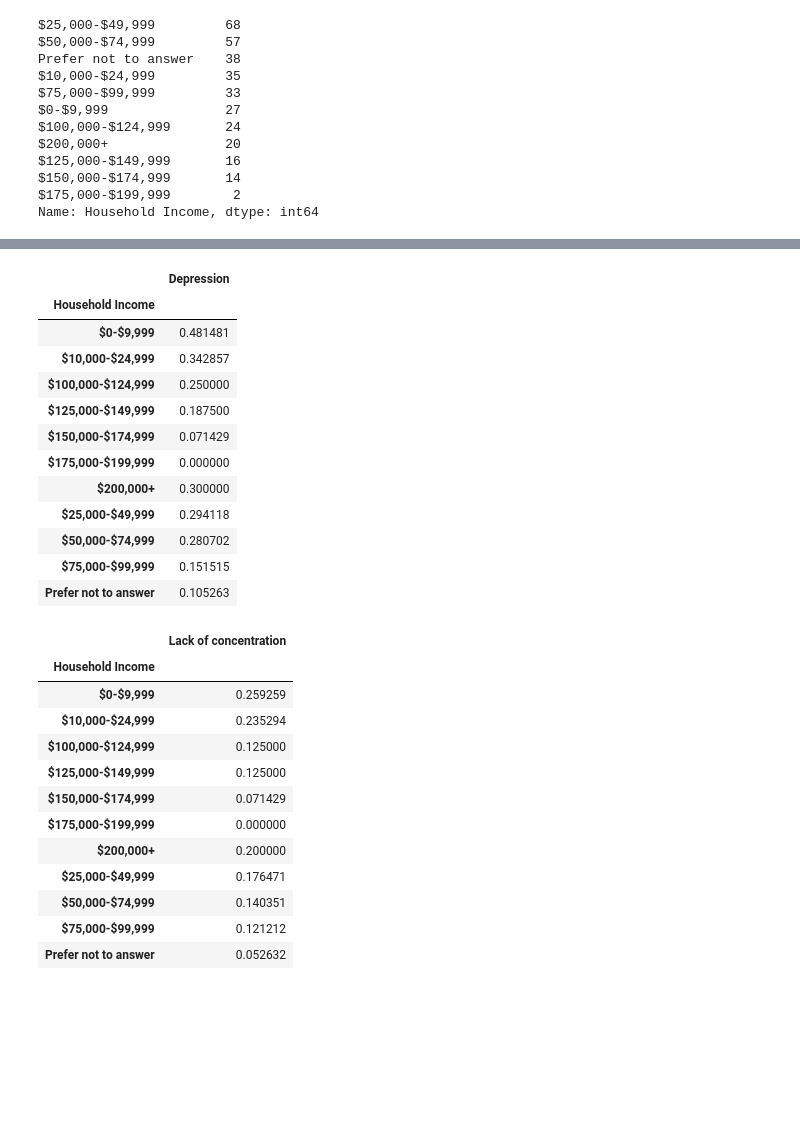
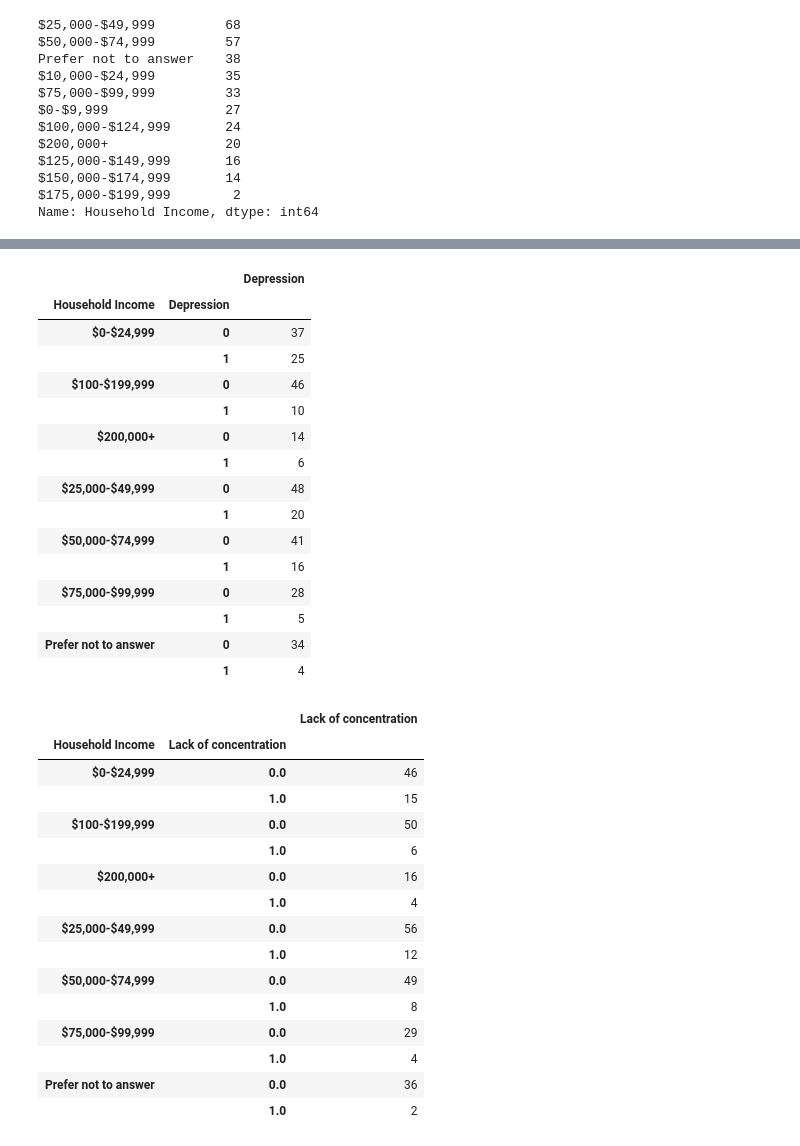
Before and after one commit to KMcLaurin12/Butler_GroupF_Project1, a Jupyter notebook: project_f.ipynb, the cells around one changed output, grey strips where cells are left out. Drawn from its saved outputs; the diff is of its cells as text; code cells hidden in the pictures; blank space fills up the shorter version.

```diff
--- a/project_f.ipynb
+++ b/project_f.ipynb
@@ -331,0 +323,7 @@ observed_hh_income_df
+# %%
+redone_unemployment_MH_df.loc[redone_unemployment_MH_df["Household Income"] =="$0-$9,999",["Household Income"]] = "$0-$24,999"
+redone_unemployment_MH_df.loc[redone_unemployment_MH_df["Household Income"] =="$10,000-$24,999",["Household Income"]] = "$0-$24,999"
+redone_unemployment_MH_df.loc[redone_unemployment_MH_df["Household Income"] =="$100,000-$124,999",["Household Income"]] = "$100-$199,999"
+redone_unemployment_MH_df.loc[redone_unemployment_MH_df["Household Income"] =="$125,000-$149,999",["Household Income"]] = "$100-$199,999"
+redone_unemployment_MH_df.loc[redone_unemployment_MH_df["Household Income"] =="$150,000-$174,999",["Household Income"]] = "$100-$199,999"
+redone_unemployment_MH_df.loc[redone_unemployment_MH_df["Household Income"] =="$175,000-$199,999",["Household Income"]] = "$100-$199,999"
@@ -377,35 +414,41 @@ hh_income_vs_obs_thinking_groupby
 # %%
-hh_income_vs_depression_groupby = pd.DataFrame(redone_unemployment_MH_df.groupby(["Household Income"])["Depression"].mean())
+hh_income_vs_depression_groupby = pd.DataFrame(redone_unemployment_MH_df.groupby(["Household Income"])["Depression"].value_counts())
 hh_income_vs_depression_groupby
 # %% [output]
-|  | Depression |
-| Household Income |  |
-| $0-$9,999 | 0.481481 |
-| $10,000-$24,999 | 0.342857 |
-| $100,000-$124,999 | 0.250000 |
-| $125,000-$149,999 | 0.187500 |
-| $150,000-$174,999 | 0.071429 |
-| $175,000-$199,999 | 0.000000 |
-| $200,000+ | 0.300000 |
-| $25,000-$49,999 | 0.294118 |
-| $50,000-$74,999 | 0.280702 |
-| $75,000-$99,999 | 0.151515 |
-| Prefer not to answer | 0.105263 |
+|  |  | Depression |
+| Household Income | Depression |  |
+| $0-$24,999 | 0 | 37 |
+|  | 1 | 25 |
+| $100-$199,999 | 0 | 46 |
+|  | 1 | 10 |
+| $200,000+ | 0 | 14 |
+|  | 1 | 6 |
+| $25,000-$49,999 | 0 | 48 |
+|  | 1 | 20 |
+| $50,000-$74,999 | 0 | 41 |
+|  | 1 | 16 |
+| $75,000-$99,999 | 0 | 28 |
+|  | 1 | 5 |
+| Prefer not to answer | 0 | 34 |
+|  | 1 | 4 |
 # %%
-hh_income_vs_lack_of_concentration_groupby = pd.DataFrame(redone_unemployment_MH_df.groupby(["Household Income"])["Lack of concentration"].mean())
+hh_income_vs_lack_of_concentration_groupby = pd.DataFrame(redone_unemployment_MH_df.groupby(["Household Income"])["Lack of concentration"].value_counts())
 hh_income_vs_lack_of_concentration_groupby
 # %% [output]
-|  | Lack of concentration |
-| Household Income |  |
-| $0-$9,999 | 0.259259 |
-| $10,000-$24,999 | 0.235294 |
-| $100,000-$124,999 | 0.125000 |
-| $125,000-$149,999 | 0.125000 |
-| $150,000-$174,999 | 0.071429 |
-| $175,000-$199,999 | 0.000000 |
-| $200,000+ | 0.200000 |
-| $25,000-$49,999 | 0.176471 |
-| $50,000-$74,999 | 0.140351 |
-| $75,000-$99,999 | 0.121212 |
-| Prefer not to answer | 0.052632 |
+|  |  | Lack of concentration |
+| Household Income | Lack of concentration |  |
+| $0-$24,999 | 0.0 | 46 |
+|  | 1.0 | 15 |
+| $100-$199,999 | 0.0 | 50 |
+|  | 1.0 | 6 |
+| $200,000+ | 0.0 | 16 |
+|  | 1.0 | 4 |
+| $25,000-$49,999 | 0.0 | 56 |
+|  | 1.0 | 12 |
+| $50,000-$74,999 | 0.0 | 49 |
+|  | 1.0 | 8 |
+| $75,000-$99,999 | 0.0 | 29 |
+|  | 1.0 | 4 |
+| Prefer not to answer | 0.0 | 36 |
+|  | 1.0 | 2 |
 # %%
```
Also changed, not shown: parts of 43 cells of this notebook.
